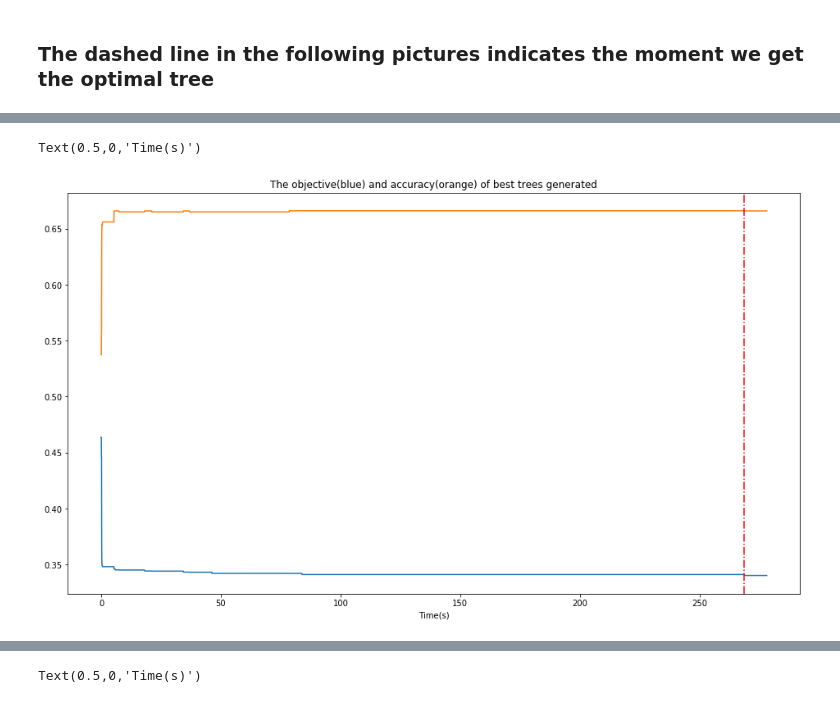
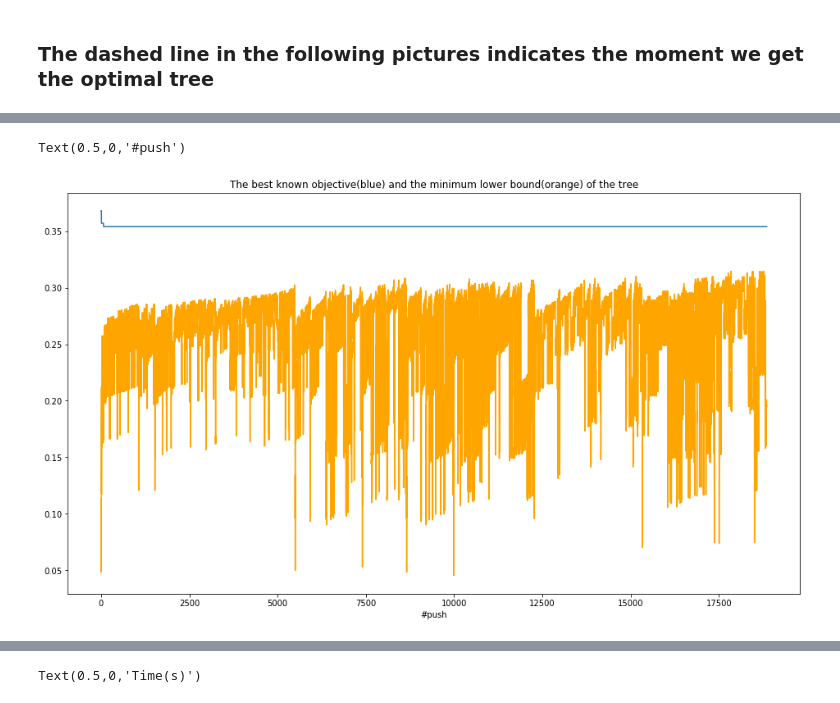
Before and after one commit to marypaulin/repo, a Jupyter notebook: src/visualization.ipynb, the cells around one changed output, grey strips where cells are left out. Cells and saved outputs as stored; diff of their text form; code cells hidden in the pictures.

Commit message:
performance test, visualization

```diff
--- a/src/visualization.ipynb
+++ b/src/visualization.ipynb
@@ -2,4 +2,4 @@
 import pandas as pd
 # %%
 
-df1 = pd.read_csv('5_6907_gini_0.001_4_.txt', delimiter=';')
+df1 = pd.read_csv('5_6907_objective_0.0035_5_True_.txt', delimiter=';')
@@ -47,10 +74,9 @@ Text(0.5,0,'Time(s)')
 # %%
 plt.figure(figsize=(16, 9))
-plt.plot(df1['time'], df1['objective'])
-plt.plot(df1['time'], df1['accuracy'])
-plt.axvline(268.7378,color='r',ls='-.')
-plt.title('The objective(blue) and accuracy(orange) of best trees generated')
-plt.xlabel('Time(s)')
+plt.plot(df1['#push'], df1['R_c'])
+plt.plot(df1['#push'], df1['the_new_tree_lbound'], color="orange")
+plt.title('The best known objective(blue) and the minimum lower bound(orange) of the tree')
+plt.xlabel('#push')
 # %% [output]
-Text(0.5,0,'Time(s)')
+Text(0.5,0,'#push')
-[figure, old version]
+[figure, new version]
```
Also changed, not shown: parts of 11 cells of this notebook, 2 other files.
